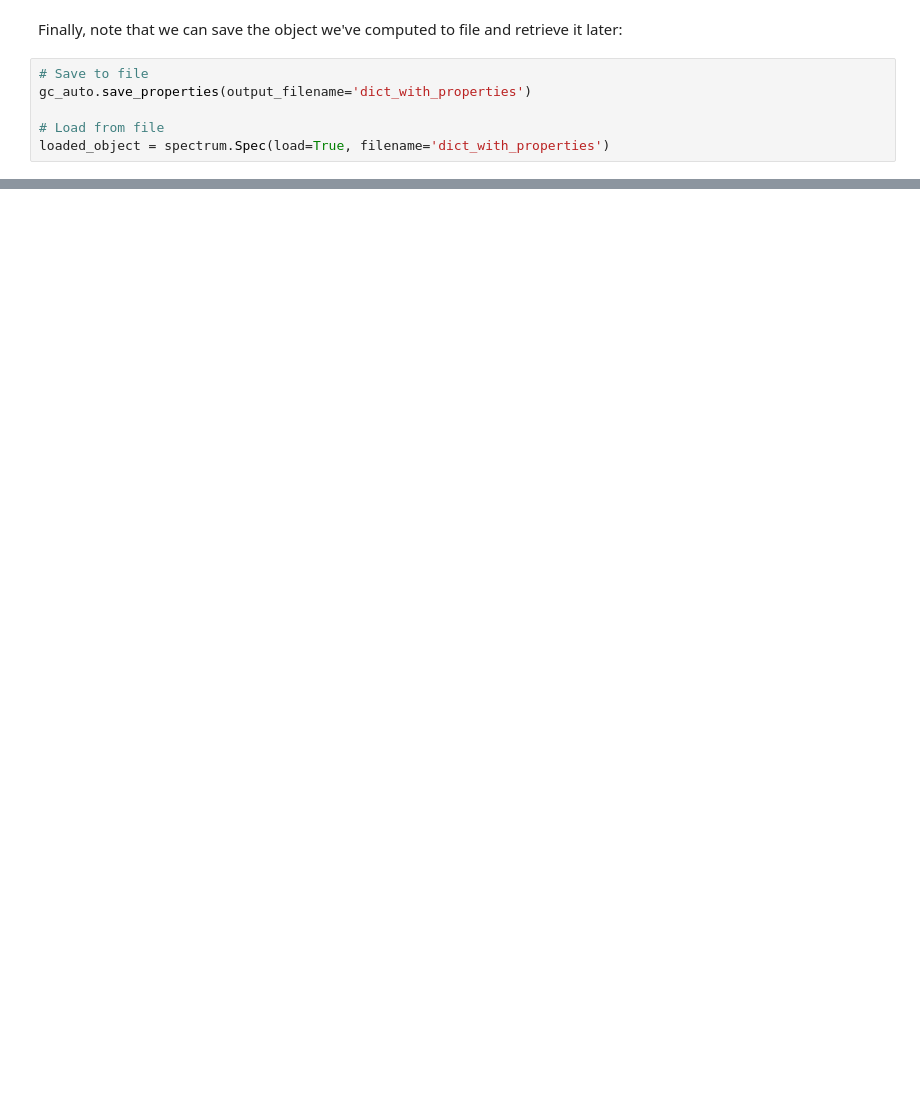
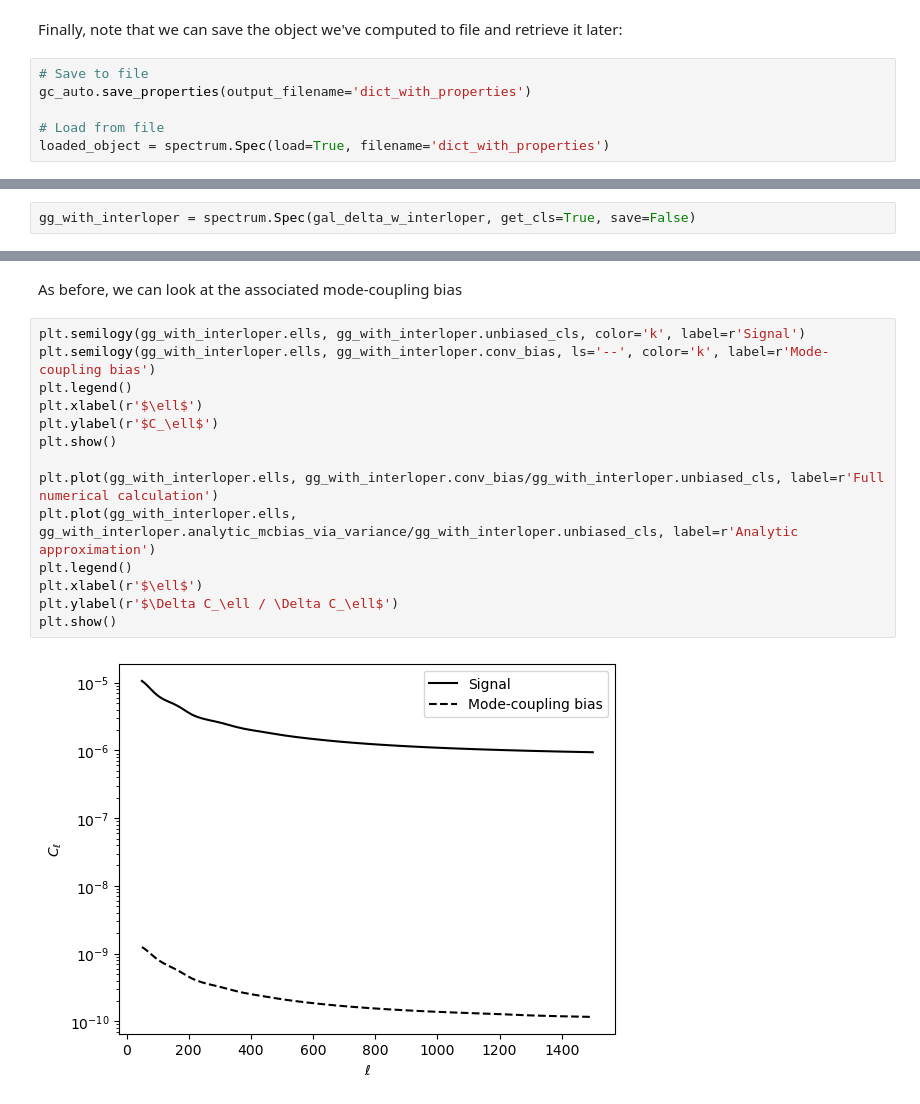
Before and after one commit to abaleato/CARDiAC, a Jupyter notebook: Tutorial.ipynb, the cells around one changed output, grey strips where cells are left out. Drawn from its saved outputs; the diff is of its cells as text; blank space fills up the shorter version.

```diff
--- a/Tutorial.ipynb
+++ b/Tutorial.ipynb
@@ -197,0 +249,2 @@ loaded_object = spectrum.Spec(load=True, filename='dict_with_properties')
+# %%
+gg_with_interloper = spectrum.Spec(gal_delta_w_interloper, get_cls=True, save=False)
@@ -197,0 +289,18 @@ loaded_object = spectrum.Spec(load=True, filename='dict_with_properties')
+# %% [markdown]
+As before, we can look at the associated mode-coupling bias
+# %%
+plt.semilogy(gg_with_interloper.ells, gg_with_interloper.unbiased_cls, color='k', label=r'Signal')
+plt.semilogy(gg_with_interloper.ells, gg_with_interloper.conv_bias, ls='--', color='k', label=r'Mode-coupling bias')
+plt.legend()
+plt.xlabel(r'$\ell$')
+plt.ylabel(r'$C_\ell$')
+plt.show()
+
+plt.plot(gg_with_interloper.ells, gg_with_interloper.conv_bias/gg_with_interloper.unbiased_cls, label=r'Full numerical calculation')
+plt.plot(gg_with_interloper.ells, gg_with_interloper.analytic_mcbias_via_variance/gg_with_interloper.unbiased_cls, label=r'Analytic approximation')
+plt.legend()
+plt.xlabel(r'$\ell$')
+plt.ylabel(r'$\Delta C_\ell / \Delta C_\ell$')
+plt.show()
+# %% [output]
+[figure, added]
```
Also changed, not shown: parts of 28 cells of this notebook.
